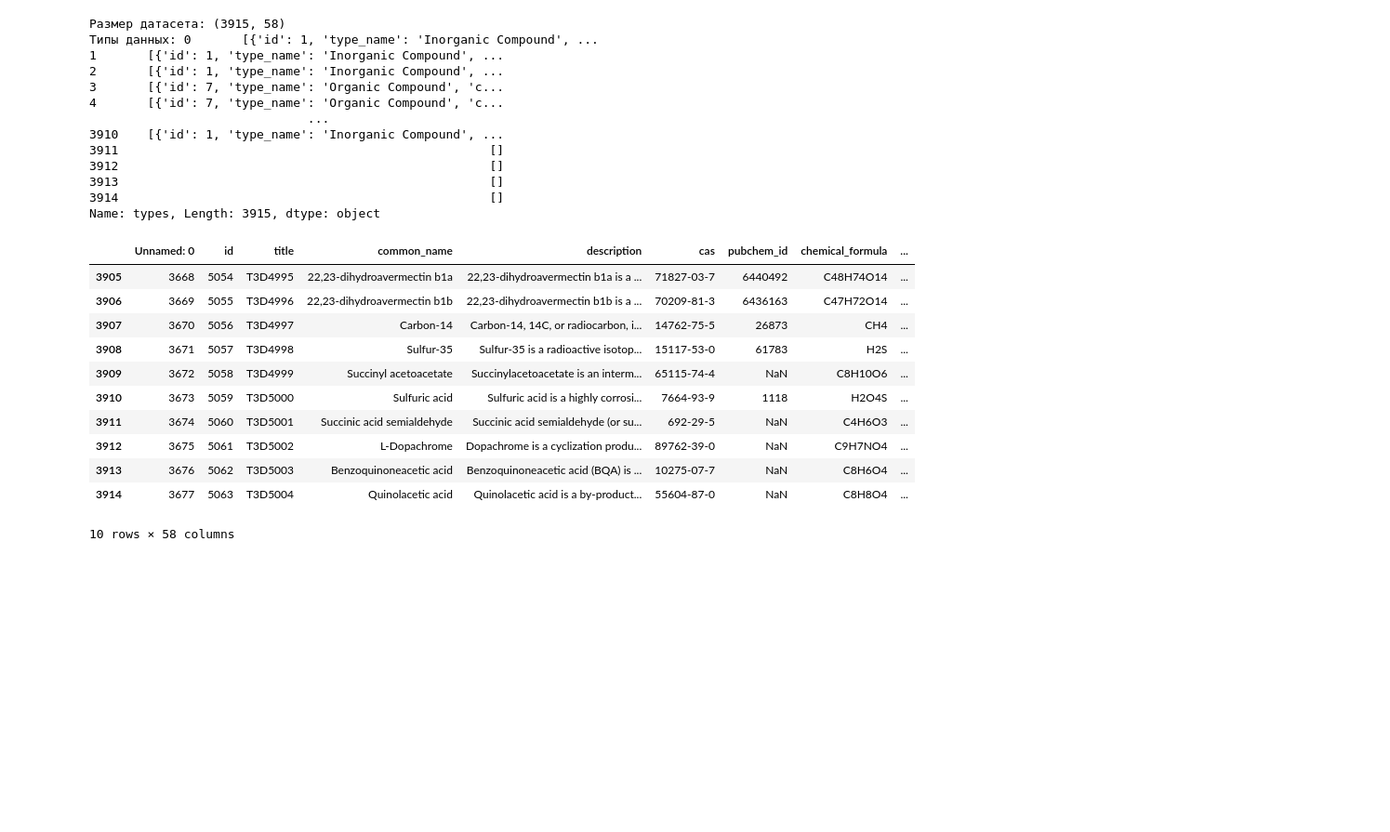
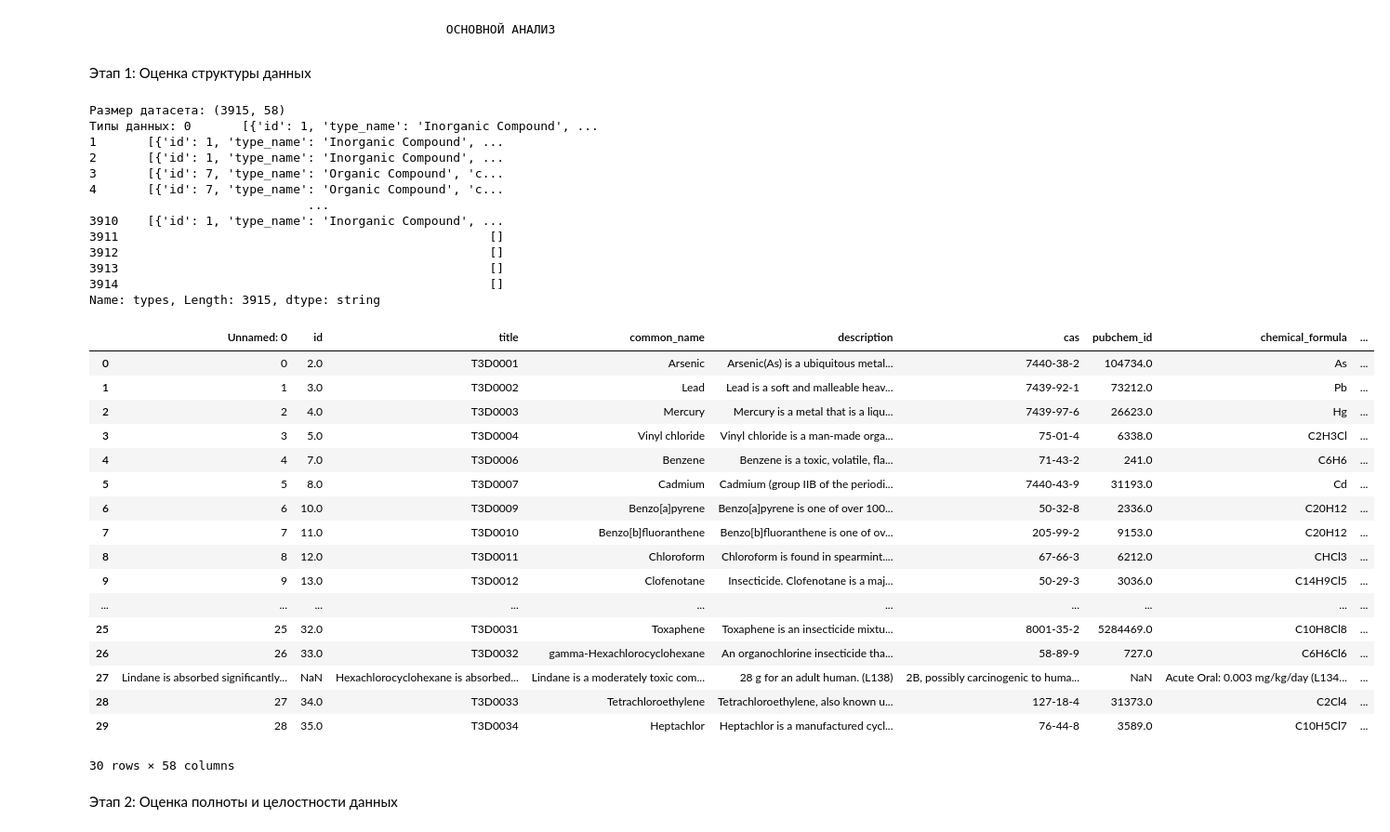
Before and after one commit to nverlis/project, a Jupyter notebook: notebooks/EDA.ipynb, the cells around one changed output. Shown at 93% size. Cells and saved outputs as stored; diff of their text form; code cells hidden in the pictures; blank space fills up the shorter version.

```diff
--- a/notebooks/EDA.ipynb
+++ b/notebooks/EDA.ipynb
@@ -17,33 +14,47 @@ df = pd.read_csv(file_url)
+# %%
+df = pd.read_parquet("C:/Users/DNS/Desktop/my_project/converted_data_fixed.parquet")
+# %% [markdown]
+                                                   ОСНОВНОЙ АНАЛИЗ
+# %% [markdown]
+Этап 1: Оценка структуры данных
 # %%
-## Оценка структуры данных
+
 print("Размер датасета:", df.shape)
 print("Типы данных:", df.types)
-df.head(5)
-df.tail(10)
+df.head(30)
+#df.tail(30)
 # %% [output]
 Размер датасета: (3915, 58)
 Типы данных: 0       [{'id': 1, 'type_name': 'Inorganic Compound', ...
 1       [{'id': 1, 'type_name': 'Inorganic Compound', ...
 2       [{'id': 1, 'type_name': 'Inorganic Compound', ...
 3       [{'id': 7, 'type_name': 'Organic Compound', 'c...
 4       [{'id': 7, 'type_name': 'Organic Compound', 'c...
                               ...
 3910    [{'id': 1, 'type_name': 'Inorganic Compound', ...
 3911                                                   []
 3912                                                   []
 3913                                                   []
 3914                                                   []
-Name: types, Length: 3915, dtype: object
+Name: types, Length: 3915, dtype: string
 |  | Unnamed: 0 | id | title | common_name | description | cas | pubchem_id | chemical_formula | ... |
-| 3905 | 3668 | 5054 | T3D4995 | 22,23-dihydroavermectin b1a | 22,23-dihydroavermectin b1a is a ... | 71827-03-7 | 6440492 | C48H74O14 | ... |
-| 3906 | 3669 | 5055 | T3D4996 | 22,23-dihydroavermectin b1b | 22,23-dihydroavermectin b1b is a ... | 70209-81-3 | 6436163 | C47H72O14 | ... |
-| 3907 | 3670 | 5056 | T3D4997 | Carbon-14 | Carbon-14, 14C, or radiocarbon, i... | 14762-75-5 | 26873 | CH4 | ... |
-| 3908 | 3671 | 5057 | T3D4998 | Sulfur-35 | Sulfur-35 is a radioactive isotop... | 15117-53-0 | 61783 | H2S | ... |
-| 3909 | 3672 | 5058 | T3D4999 | Succinyl acetoacetate | Succinylacetoacetate is an interm... | 65115-74-4 | NaN | C8H10O6 | ... |
-| 3910 | 3673 | 5059 | T3D5000 | Sulfuric acid | Sulfuric acid is a highly corrosi... | 7664-93-9 | 1118 | H2O4S | ... |
-| 3911 | 3674 | 5060 | T3D5001 | Succinic acid semialdehyde | Succinic acid semialdehyde (or su... | 692-29-5 | NaN | C4H6O3 | ... |
-| 3912 | 3675 | 5061 | T3D5002 | L-Dopachrome | Dopachrome is a cyclization produ... | 89762-39-0 | NaN | C9H7NO4 | ... |
-| 3913 | 3676 | 5062 | T3D5003 | Benzoquinoneacetic acid | Benzoquinoneacetic acid (BQA) is ... | 10275-07-7 | NaN | C8H6O4 | ... |
-| 3914 | 3677 | 5063 | T3D5004 | Quinolacetic acid | Quinolacetic acid is a by-product... | 55604-87-0 | NaN | C8H8O4 | ... |
+| 0 | 0 | 2.0 | T3D0001 | Arsenic | Arsenic(As) is a ubiquitous metal... | 7440-38-2 | 104734.0 | As | ... |
+| 1 | 1 | 3.0 | T3D0002 | Lead | Lead is a soft and malleable heav... | 7439-92-1 | 73212.0 | Pb | ... |
+| 2 | 2 | 4.0 | T3D0003 | Mercury | Mercury is a metal that is a liqu... | 7439-97-6 | 26623.0 | Hg | ... |
+| 3 | 3 | 5.0 | T3D0004 | Vinyl chloride | Vinyl chloride is a man-made orga... | 75-01-4 | 6338.0 | C2H3Cl | ... |
+| 4 | 4 | 7.0 | T3D0006 | Benzene | Benzene is a toxic, volatile, fla... | 71-43-2 | 241.0 | C6H6 | ... |
+| 5 | 5 | 8.0 | T3D0007 | Cadmium | Cadmium (group IIB of the periodi... | 7440-43-9 | 31193.0 | Cd | ... |
+| 6 | 6 | 10.0 | T3D0009 | Benzo[a]pyrene | Benzo[a]pyrene is one of over 100... | 50-32-8 | 2336.0 | C20H12 | ... |
+| 7 | 7 | 11.0 | T3D0010 | Benzo[b]fluoranthene | Benzo[b]fluoranthene is one of ov... | 205-99-2 | 9153.0 | C20H12 | ... |
+| 8 | 8 | 12.0 | T3D0011 | Chloroform | Chloroform is found in spearmint.... | 67-66-3 | 6212.0 | CHCl3 | ... |
+| 9 | 9 | 13.0 | T3D0012 | Clofenotane | Insecticide. Clofenotane is a maj... | 50-29-3 | 3036.0 | C14H9Cl5 | ... |
+| ... | ... | ... | ... | ... | ... | ... | ... | ... | ... |
+| 25 | 25 | 32.0 | T3D0031 | Toxaphene | Toxaphene is an insecticide mixtu... | 8001-35-2 | 5284469.0 | C10H8Cl8 | ... |
+| 26 | 26 | 33.0 | T3D0032 | gamma-Hexachlorocyclohexane | An organochlorine insecticide tha... | 58-89-9 | 727.0 | C6H6Cl6 | ... |
+| 27 | Lindane is absorbed significantly... | NaN | Hexachlorocyclohexane is absorbed... | Lindane is a moderately toxic com... | 28 g for an adult human. (L138) | 2B, possibly carcinogenic to huma... | NaN | Acute Oral: 0.003 mg/kg/day (L134... | ... |
+| 28 | 27 | 34.0 | T3D0033 | Tetrachloroethylene | Tetrachloroethylene, also known u... | 127-18-4 | 31373.0 | C2Cl4 | ... |
+| 29 | 28 | 35.0 | T3D0034 | Heptachlor | Heptachlor is a manufactured cycl... | 76-44-8 | 3589.0 | C10H5Cl7 | ... |
-10 rows × 58 columns
+30 rows × 58 columns
+# %% [markdown]
+Этап 2: Оценка полноты и целостности данных
 # %%
```
Also changed, not shown: parts of 29 cells of this notebook.
